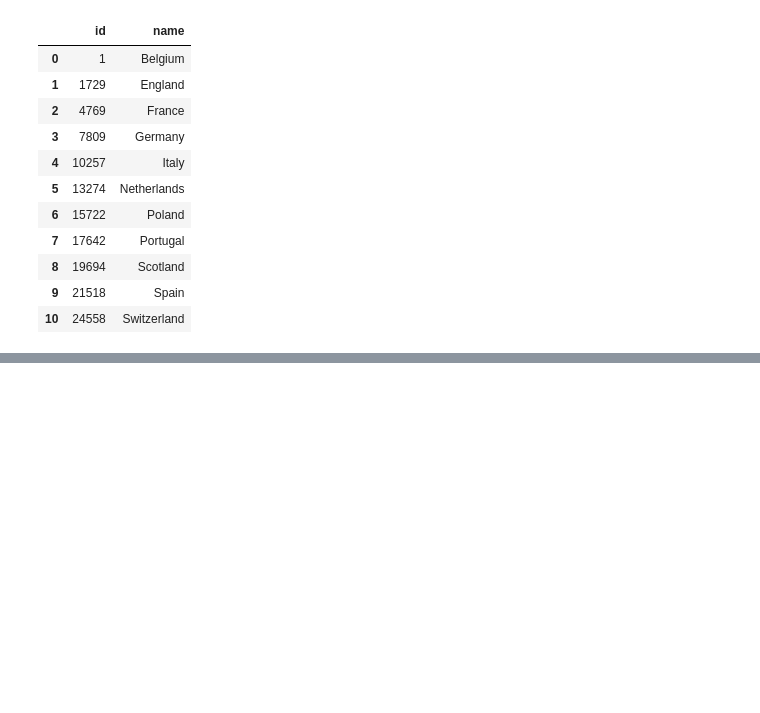
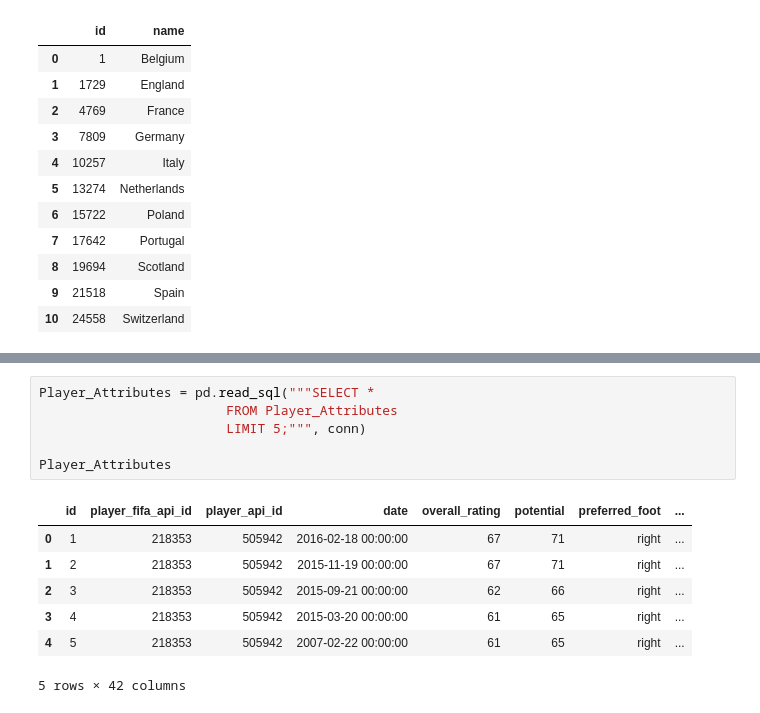
Before and after one commit to alrakomala/DataScienceDCI, a Jupyter notebook: SQL/ejemplo_sqlite.ipynb, the cells around one changed output, grey strips where cells are left out. Cells and saved outputs as stored; diff of their text form; blank space fills up the shorter version.

```diff
--- a/SQL/ejemplo_sqlite.ipynb
+++ b/SQL/ejemplo_sqlite.ipynb
@@ -110,0 +70,14 @@ detailed_matches
+# %%
+Player_Attributes = pd.read_sql("""SELECT *
+                        FROM Player_Attributes
+                        LIMIT 5;""", conn)
+
+Player_Attributes
+# %% [output]
+|  | id | player_fifa_api_id | player_api_id | date | overall_rating | potential | preferred_foot | ... |
+| 0 | 1 | 218353 | 505942 | 2016-02-18 00:00:00 | 67 | 71 | right | ... |
+| 1 | 2 | 218353 | 505942 | 2015-11-19 00:00:00 | 67 | 71 | right | ... |
+| 2 | 3 | 218353 | 505942 | 2015-09-21 00:00:00 | 62 | 66 | right | ... |
+| 3 | 4 | 218353 | 505942 | 2015-03-20 00:00:00 | 61 | 65 | right | ... |
+| 4 | 5 | 218353 | 505942 | 2007-02-22 00:00:00 | 61 | 65 | right | ... |
+5 rows × 42 columns
```
Also changed, not shown: parts of 20 cells of this notebook.
